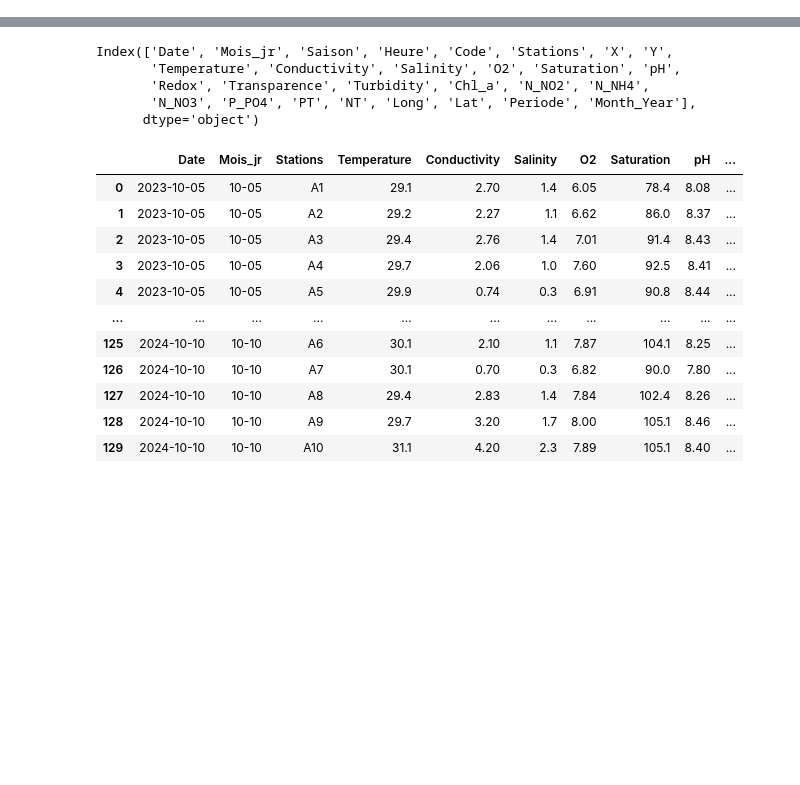
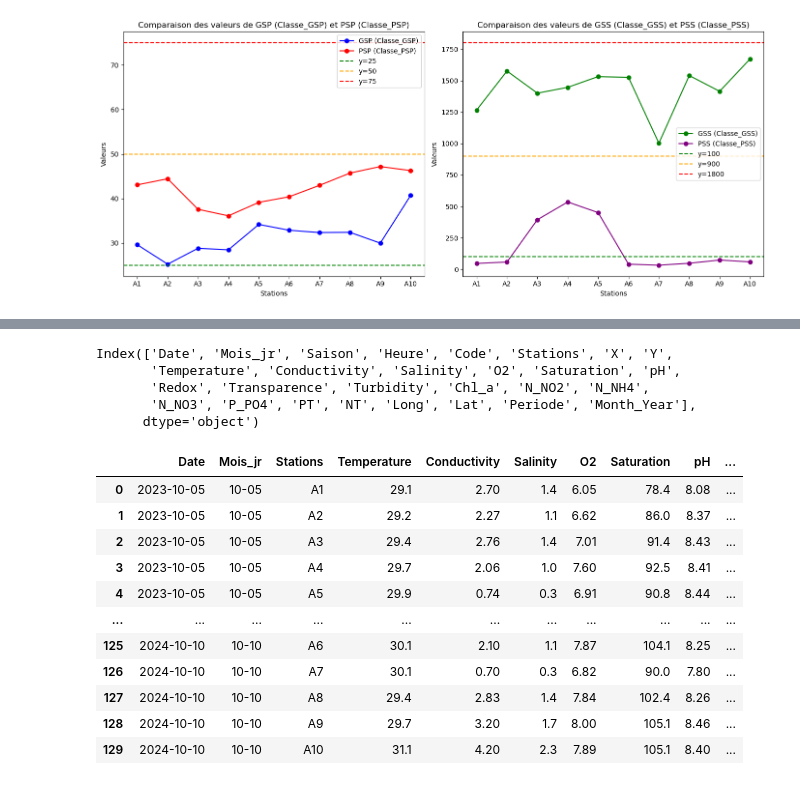
Before and after one commit to fidel-king/Master, a Jupyter notebook: iqememoire.ipynb, the cells around one changed output, grey strips where cells are left out. Saved outputs shown, nothing was run; the diff lists cells and outputs as text; code cells hidden in the pictures; blank space fills up the shorter version.

```diff
--- a/iqememoire.ipynb
+++ b/iqememoire.ipynb
@@ -50,0 +94,37 @@ df_copy
+# %%
+
+# Creating subplots with two columns and one row for both graphs
+fig, axs = plt.subplots(1, 2, figsize=(14, 6))
+
+# First plot comparing GSP and PSP with horizontal lines at y=25, 50, and 75
+axs[0].plot(df['Stations'], df['GSP'], label='GSP (Classe_GSP)', marker='o', color='blue')
+axs[0].plot(df['Stations'], df['PSP'], label='PSP (Classe_PSP)', marker='o', color='red')
+axs[0].axhline(y=25, color='green', linestyle='--', label='y=25')
+axs[0].axhline(y=50, color='orange', linestyle='--', label='y=50')
+axs[0].axhline(y=75, color='red', linestyle='--', label='y=75')
+axs[0].set_xlabel('Stations')
+axs[0].set_ylabel('Valeurs')
+axs[0].set_title('Comparaison des valeurs de GSP (Classe_GSP) et PSP (Classe_PSP)')
+axs[0].legend()
+
+# Second plot comparing GSS and PSS with horizontal lines at y=100, 900, and 1800
+axs[1].plot(df['Stations'], df['GSS'], label='GSS (Classe_GSS)', marker='o', color='green')
+axs[1].plot(df['Stations'], df['PSS'], label='PSS (Classe_PSS)', marker='o', color='purple')
+axs[1].axhline(y=100, color='green', linestyle='--', label='y=100')
+axs[1].axhline(y=900, color='orange', linestyle='--', label='y=900')
+axs[1].axhline(y=1800, color='red', linestyle='--', label='y=1800')
+axs[1].set_xlabel('Stations')
+axs[1].set_ylabel('Valeurs')
+axs[1].set_title('Comparaison des valeurs de GSS (Classe_GSS) et PSS (Classe_PSS)')
+axs[1].legend()
+
+# Adjust layout and show
+plt.tight_layout()
+
+# Save the figure
+plt.savefig("Comparaison_total.png", dpi=300)
+
+# Show the plot
+plt.show()
+# %% [output]
+[figure, added]
```
Also changed, not shown: parts of 41 cells of this notebook.
